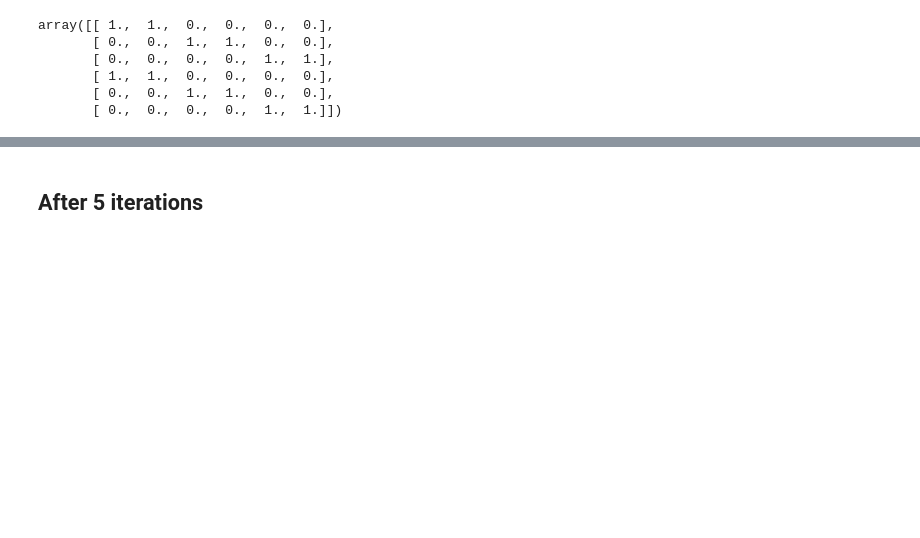
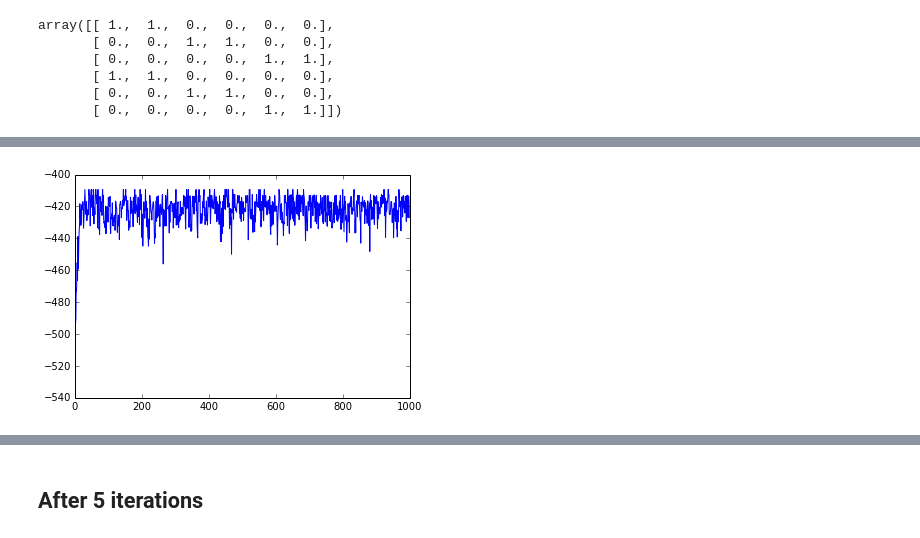
Before and after one commit to eglassman/bayesian-nonparametric-methods, a Jupyter notebook: original_lda_implementation_and_new_iterPower_data.ipynb, the cells around one changed output, grey strips where cells are left out. Drawn from its saved outputs; the diff is of its cells as text; code cells hidden in the pictures; blank space fills up the shorter version.

```diff
--- a/original_lda_implementation_and_new_iterPower_data.ipynb
+++ b/original_lda_implementation_and_new_iterPower_data.ipynb
@@ -472,6 +472,9 @@ doc_matrix[4,0]=1
 doc_matrix[4,1]=1
 doc_matrix[4,16]=1
 doc_matrix[4,38]=1
+# %%
+import numpy.matlib
+doc_matrix = numpy.matlib.repmat(doc_matrix, 3, 1)
 # %%
 doc_matrix
 # %% [output]
@@ -801,0 +704,5 @@ Likelihood -102.70054626
+# %%
+plt.plot(range(len(liklihood_over_iterations)), liklihood_over_iterations)
+plt.show()
+# %% [output]
+[figure, added]
```
Also changed, not shown: parts of 15 cells of this notebook, 2 other files.
